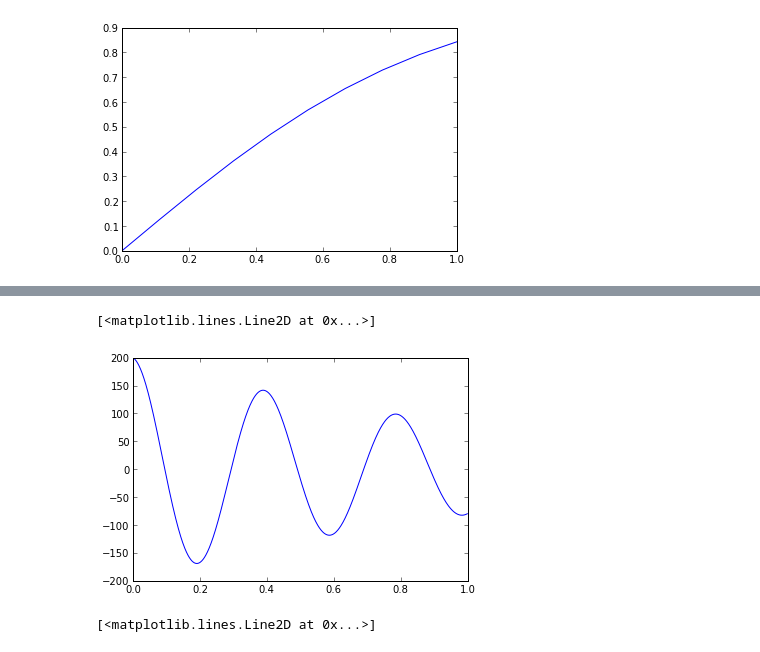
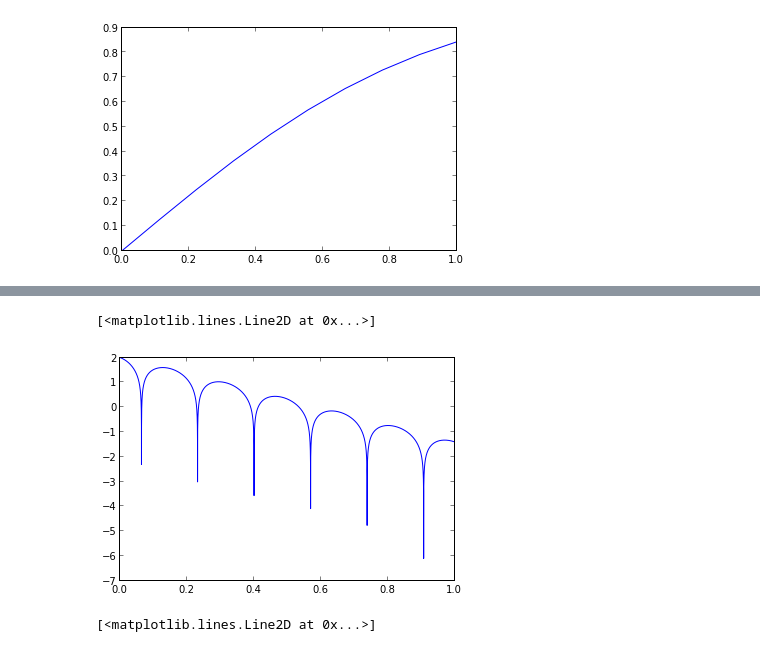
Before and after one commit to MariaFda/BlackHole, a Jupyter notebook: code/ED.ipynb, the cells around one changed output, grey strips where cells are left out. Saved outputs shown, nothing was run; the diff lists cells and outputs as text; code cells hidden in the pictures.

```diff
--- a/code/ED.ipynb
+++ b/code/ED.ipynb
@@ -11,7 +10,7 @@ plot(x, erf(x))
 [<matplotlib.lines.Line2D at 0x...>]
 [figure]
 # %%
-h=0.001
+h=1.0E-5
 n_points = int((1.0+h)/h)
 t = zeros(n_points)
 r = zeros(n_points)
@@ -19,13 +18,13 @@ v = zeros(n_points)
 # %%
 t[0] = 0
 r[0] = 0.0
-v[0] = 200.0
+v[0] = 100.0
 # %%
 G_GRAV = 4.9E-6 #unidades desconocidas
-SIGMA = 400.0
-LOG_LAMBDA = 12.0
+SIGMA = 100.0
+LOG_LAMBDA = 1.0
 M_TOT = 1.0E10
-RHO = 1.23E7
+RHO = 2.0E7
 def func_r_prime(t, r, v):
     return v
 
@@ -56,8 +60,8 @@ for i in range(1,n_points):
 # %%
-plot(t,v)
+plot(t,log10(abs(v)))
 # %% [output]
 [<matplotlib.lines.Line2D at 0x...>]
-[figure, old version]
+[figure, new version]
 # %%
 plot(y_1,y_2)
 # %% [output]
```
Also changed, not shown: parts of 2 cells of this notebook.
